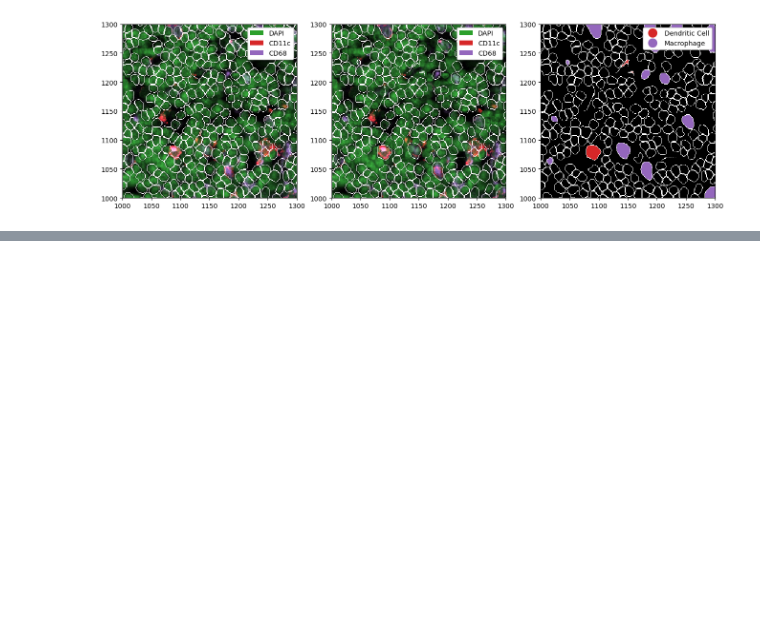
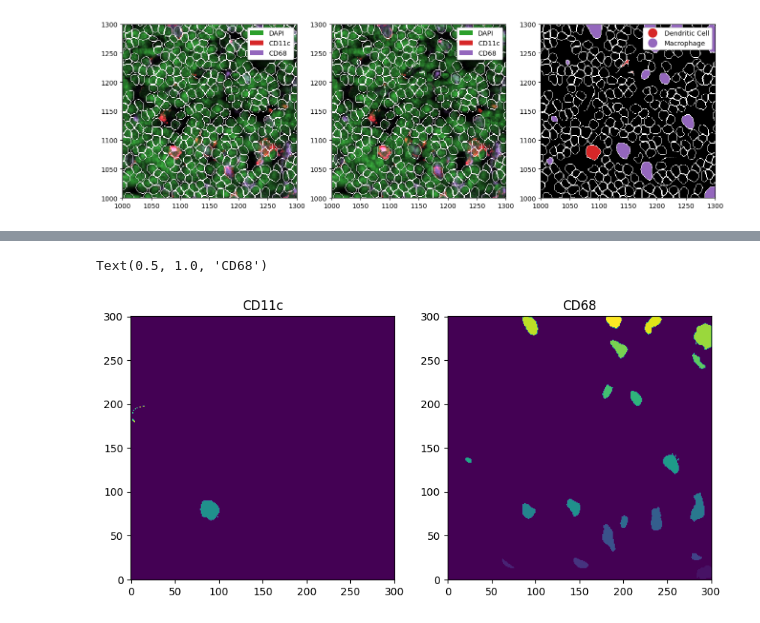
Before and after one commit to sagar87/spatialproteomics, a Jupyter notebook: docs/notebooks/Segmentation.ipynb, the cells around one changed output, grey strips where cells are left out. Saved outputs shown, nothing was run; the diff lists cells and outputs as text; code cells hidden in the pictures; blank space fills up the shorter version.

```diff
--- a/docs/notebooks/Segmentation.ipynb
+++ b/docs/notebooks/Segmentation.ipynb
@@ -93,3 +114,19 @@ Alternatively, let us try to merge with a lower cutoff. This will keep cells whi
+# %%
+# inspecting the resulting segmentation masks
+fig, ax = plt.subplots(1, 2, figsize=(10, 5))
+
+ax[0].imshow(new_segmentations[0])
+ax[1].imshow(new_segmentations[1])
+
+# flipping the y axis for consistency
+ax[0].invert_yaxis()
+ax[1].invert_yaxis()
+
+ax[0].set_title('CD11c')
+ax[1].set_title('CD68')
+# %% [output]
+Text(0.5, 1.0, 'CD68')
+[figure, added]
 # %%
 # merging the segmentation masks
 merged_ds_2 = ds.pp.merge_segmentation(new_segmentations, labels=['Dendritic Cell', 'Macrophage'], threshold=0.6)
```
Also changed, not shown: parts of 7 cells of this notebook, 1 other file.
